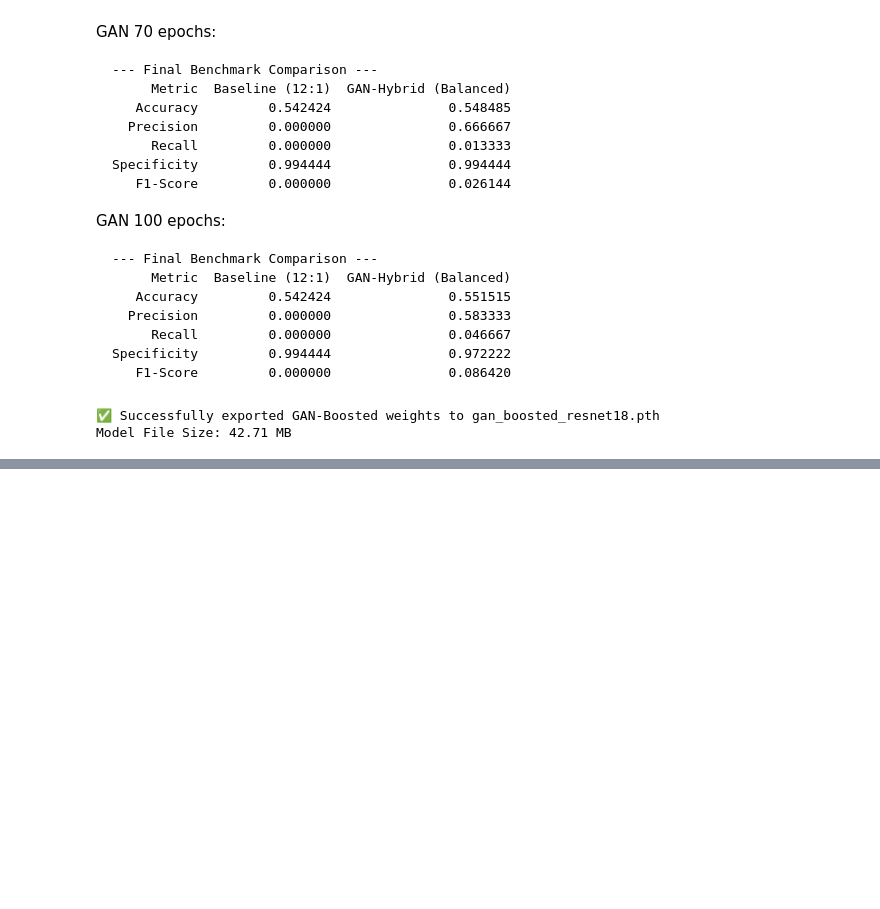
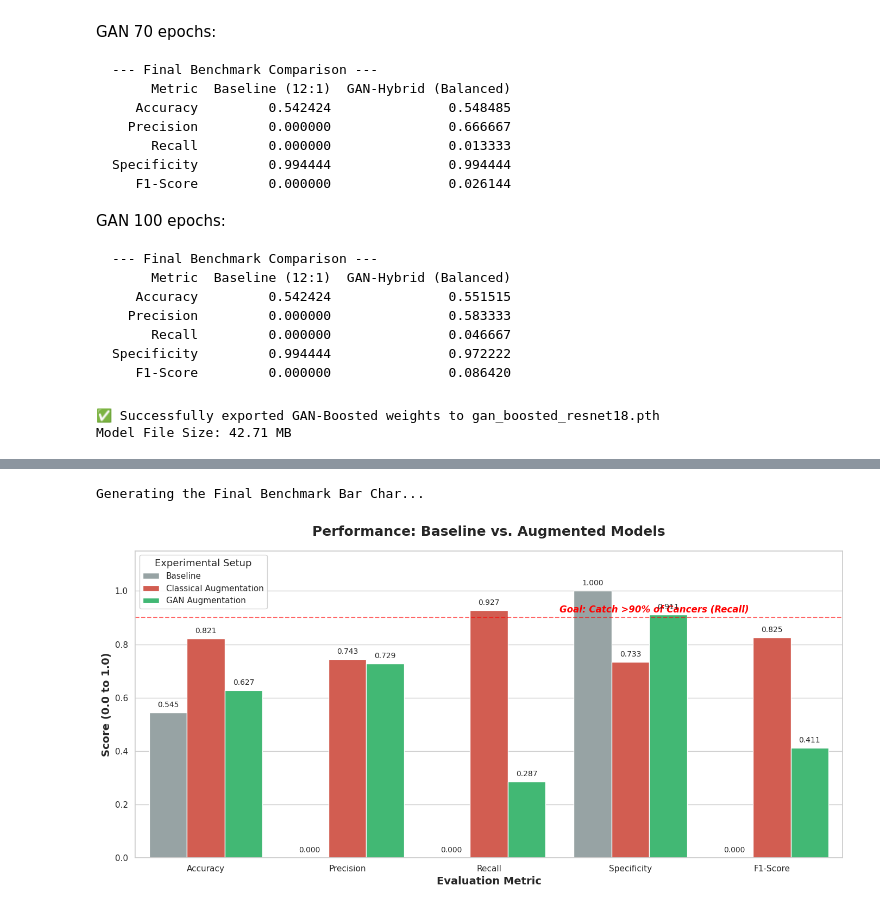
Before and after one commit to Youssef-Chip/lab1, a Jupyter notebook: final_project/projectv3.ipynb, the cells around one changed output, grey strips where cells are left out. Cells and saved outputs as stored; diff of their text form; code cells hidden in the pictures; blank space fills up the shorter version.

```diff
--- a/final_project/projectv3.ipynb
+++ b/final_project/projectv3.ipynb
@@ -929,0 +1083,43 @@ Model File Size: 42.71 MB
+# %%
+"""
+FINAL BENCHMARK BAR CHART
+"""
+import pandas as pd
+import matplotlib.pyplot as plt
+import seaborn as sns
+
+print("Generating the Final Benchmark Bar Char...")
+
+# "Melt" the data: Seaborn needs the spreadsheet reformatted to draw grouped
+# bars
+df_melted = pd.melt(final_card, id_vars=["Model"], var_name="Metric", value_name="Score")
+
+# Set up the Canvas and Theme
+plt.figure(figsize=(14,7))
+sns.set_theme(style="whitegrid") # Adds clean, professional background lines
+
+# Paint the Grouped Bar Chart
+colors = ["#95a5a6", "#e74c3c", "#2ecc71", "#3498db"]
+ax = sns.barplot(data=df_melted, x="Metric", y="Score", hue="Model", palette=colors[:len(final_models_dict)])
+
+# Titles and Labels
+plt.title("Performance: Baseline vs. Augmented Models", fontsize=18, fontweight="bold", pad=20)
+plt.ylabel("Score (0.0 to 1.0)", fontsize=14, fontweight="bold")
+plt.xlabel("Evaluation Metric", fontsize=14, fontweight="bold")
+plt.ylim(0, 1.15) # Give the bars some breathing room at the top
+plt.legend(title="Experimental Setup", fontsize=11, title_fontsize=13, loc="upper left", framealpha=0.9)
+
+# Highlight the Recall Goal
+# Draw a red dashed line across the chart at 90% to show the medical standard
+plt.axhline(y=0.90, color="red", linestyle="--", alpha=0.6)
+plt.text(x=2.5, y=0.92, s="Goal: Catch >90% of Cancers (Recall)", color="red", fontsize=12, fontweight="bold", style="italic")
+
+# Add the exact numbers on top of every single bar
+for container in ax.containers:
+  ax.bar_label(container, fmt="%.3f", padding=5, size=10, fontweight="medium")
+
+plt.tight_layout()
+plt.show()
+# %% [output]
+Generating the Final Benchmark Bar Char...
+[figure, added]
```
Also changed, not shown: parts of 5 cells of this notebook.
